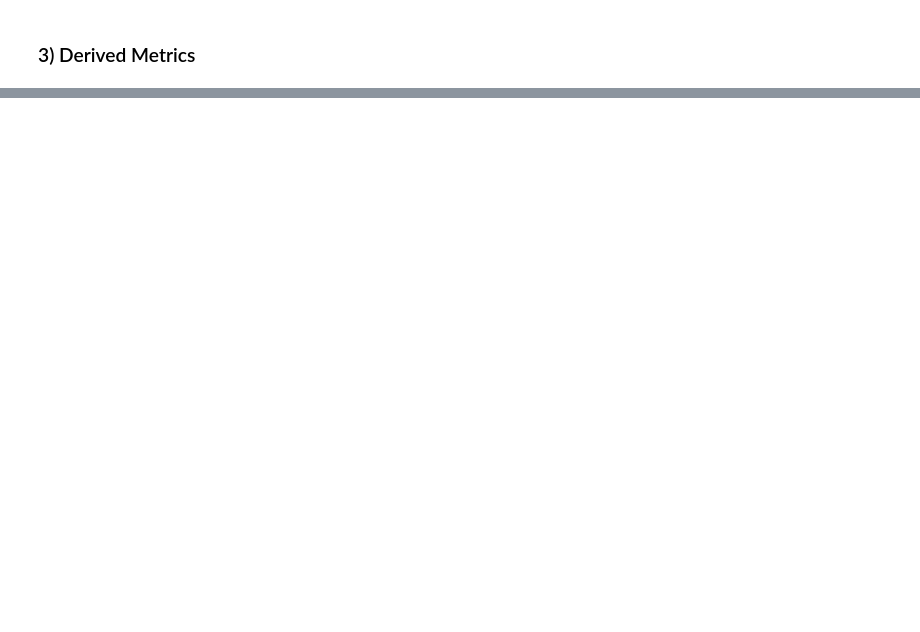
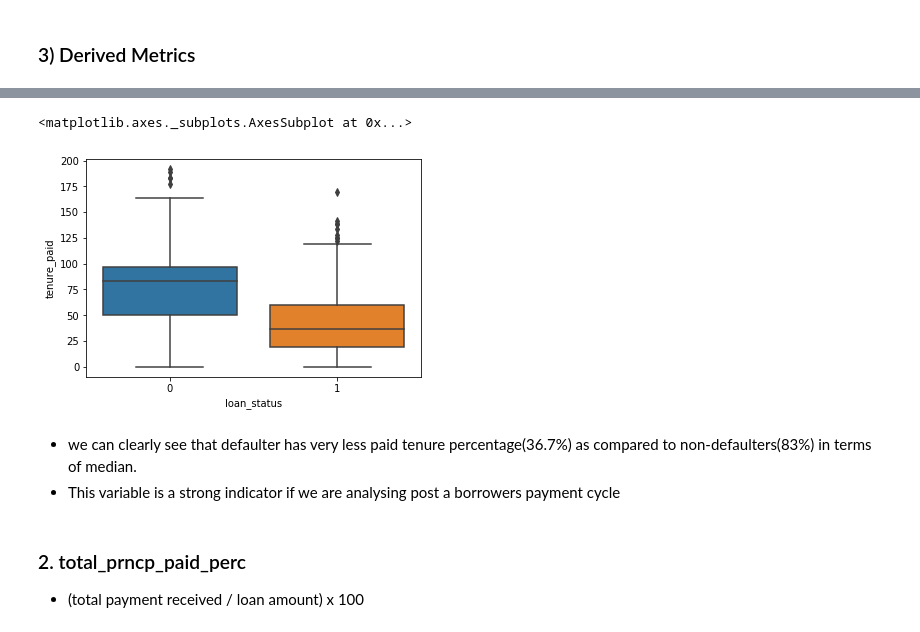
Before and after one commit to sameerg07/LendingClubEDA, a Jupyter notebook: LendingClubEDA_Final.ipynb, the cells around one changed output, grey strips where cells are left out. Cells and saved outputs as stored; diff of their text form; code cells hidden in the pictures; blank space fills up the shorter version.

```diff
--- a/LendingClubEDA_Final.ipynb
+++ b/LendingClubEDA_Final.ipynb
@@ -2154,0 +2269,12 @@ pie.savefig("pub_recpie.png")
+# %%
+import datetime
+
+## lets convert these below columns to datetime objects
+df.issue_d =  pd.to_datetime(df.issue_d,format="%b-%y")
+df.last_pymnt_d =  pd.to_datetime(df.last_pymnt_d,format="%b-%y")
+# %%
+## lets convert the term column to just integer months
+df.term = df.term.apply(lambda x: int(x.split(' ')[1]))
+# %%
+##applying the formula
+df['tenure_paid'] = 100*((((df.last_pymnt_d - df.issue_d)/np.timedelta64(1, 'M'))-1)/df.term)
@@ -2154,0 +2344,12 @@ pie.savefig("pub_recpie.png")
+# %%
+#boxplot of defaulters and non-defaulters for tenure_paid
+sns.boxplot(data = df,x='loan_status',y='tenure_paid')
+# %% [output]
+<matplotlib.axes._subplots.AxesSubplot at 0x...>
+[figure, added]
+# %% [markdown]
+- we can clearly see that defaulter has very less paid tenure percentage(36.7%) as compared to non-defaulters(83%) in terms of median.
+- This variable is a strong indicator if we are analysing post a borrowers payment cycle
+# %% [markdown]
+### 2. total_prncp_paid_perc
+ - (total payment received /  loan amount) x 100
```
Also changed, not shown: parts of 39 cells of this notebook, 1 other file.
